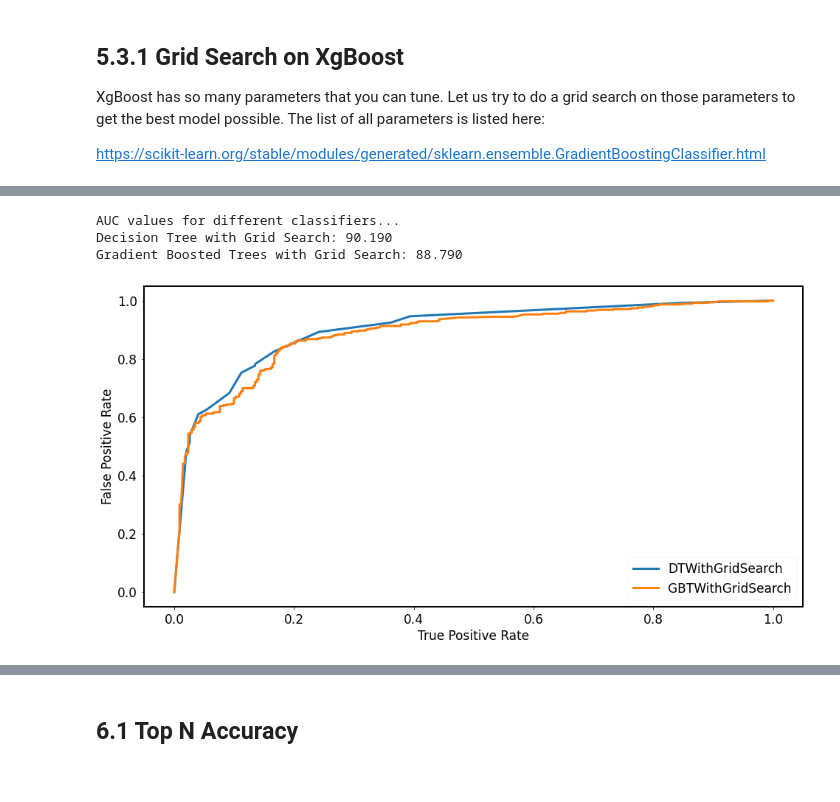
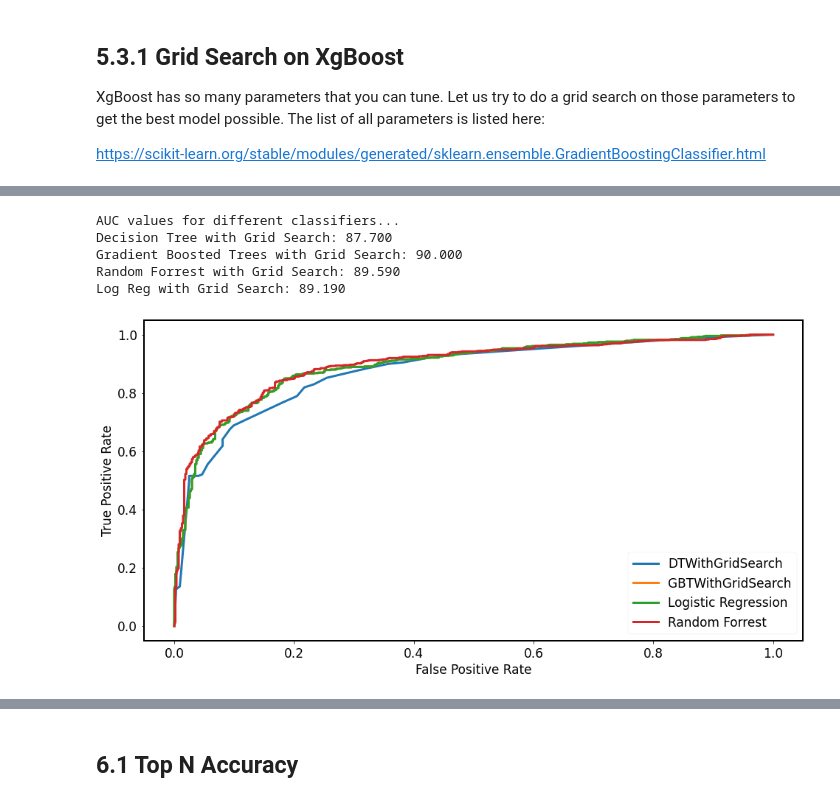
Before and after one commit to greermp/hilton_challenge, a Jupyter notebook: Working.ipynb, the cells around one changed output, grey strips where cells are left out. Drawn from its saved outputs; the diff is of its cells as text; code cells hidden in the pictures.

```diff
--- a/Working.ipynb
+++ b/Working.ipynb
@@ -547,5 +532,5 @@ Best Parameters are:  {'criterion': 'gini', 'max_depth': 5, 'min_impurity_decrea
 # %%
-classifierDt = DecisionTreeClassifier(criterion= 'entropy', max_depth= 4, min_impurity_decrease= 0.0005, min_samples_leaf= 1,random_state = 1)
+classifierDt = DecisionTreeClassifier(criterion= 'entropy', max_depth= 5, min_impurity_decrease= 0.001, min_samples_split= 3,random_state = 1)
 
 # Train the decision tree model using the function .fit
 classifierDt.fit(trainData, trainLabels)
@@ -700,5 +690,5 @@ predictionProbabilities = gbClassifier.predict_proba(testData)
 # %%
-gbClassifier = GradientBoostingClassifier(learning_rate= 0.15, loss='deviance', max_depth= 2, max_features=.8,min_impurity_decrease=0, n_estimators= 50, subsample= 1, random_state = 1)
+gbClassifier = GradientBoostingClassifier(learning_rate= 0.15, loss='deviance', max_depth= 3, max_features=.8,min_impurity_decrease=.7, n_estimators= 80, subsample= .85, random_state = 1)
 gbClassifier.fit(trainData, trainLabels)
 trainAccuracy = gbClassifier.score(trainData, trainLabels)
 predictions = gbClassifier.predict(testData)
@@ -737,0 +756,14 @@ showFeatureImportance(gbClassifier, columns)
+# %%
+
+rfClassifier = RandomForestClassifier(random_state=201, max_features='auto', min_samples_leaf=4, n_estimators=425, ccp_alpha=0)
+rfClassifier.fit(trainData, trainLabels)
+predictions = rfClassifier.predict(testData)
+predictionProbabilities = rfClassifier.predict_proba(testData)
+
+# Calculate metrics on test set and display them
+rfAUC = calculateMetricsAndPrint(predictions, predictionProbabilities, testLabels)
+
+# Calculate FPR and TPR for use in ROC Curve Variance later on
+falsePositiveRateRF, truePositiveRateRF, _ = roc_curve(testLabels, [item[1] for item in predictionProbabilities])
+trainAccuracy = gbClassifier.score(trainData, trainLabels)
+# Unfortunately, Feature importance does not work with GridSearch. Instead, we will find the best parameters.
@@ -737,0 +796,20 @@ showFeatureImportance(gbClassifier, columns)
+# %%
+xDat = data[['Department', 'Tenure', 'WorkLifeBalance', 'LearningDevelopment', 'Communication', 'Voice', 'Generation', 'RewardsBenefits', 'WorkEnvironment']]
+xDat
+lrCols = list(xDat.columns)
+yDat = data[['IntentToStay']]
+
+# clf = LogisticRegression(random_state=0).fit(xDat, yDat)
+clf = LogisticRegression(solver='liblinear', random_state=0).fit(xDat, yDat)
+clf.predict_proba(xDat)
+
+
+predictions = clf.predict(testData)
+predictionProbabilities = clf.predict_proba(testData)
+
+# Calculate metrics on test set and display them
+clfAUC = calculateMetricsAndPrint(predictions, predictionProbabilities, testLabels)
+
+# Calculate FPR and TPR for use in ROC Curve Variance later on
+falsePositiveRateLR, truePositiveRateLR, _ = roc_curve(testLabels, [item[1] for item in predictionProbabilities])
+trainAccuracy = gbClassifier.score(trainData, trainLabels)
@@ -738,24 +824,27 @@ showFeatureImportance(gbClassifier, columns)
 # %%
 print("AUC values for different classifiers...")
-print("Decision Tree with Grid Search: %.3f\nGradient Boosted Trees with Grid Search: %.3f" % (dtGridAUC,gbtGridAUC))
+print("Decision Tree with Grid Search: %.3f\nGradient Boosted Trees with Grid Search: %.3f\nRandom Forrest with Grid Search: %.3f\nLog Reg with Grid Search: %.3f" % (dtGridAUC,gbtGridAUC,rfAUC,clfAUC))
 # %% [output]
 AUC values for different classifiers...
-Decision Tree with Grid Search: 90.190
-Gradient Boosted Trees with Grid Search: 88.790
+Decision Tree with Grid Search: 87.700
+Gradient Boosted Trees with Grid Search: 90.000
+Random Forrest with Grid Search: 89.590
+Log Reg with Grid Search: 89.190
 # %%
 plt.rcParams['figure.figsize'] = [16, 8]
 FONT_SIZE = 17
 
 # plt.plot(falsePositiveRateDt, truePositiveRateDt, linewidth = 3, label = "DecisionTree(DT)")
 plt.plot(falsePositiveRateDtWithGridSearch, truePositiveRateDtWithGridSearch, linewidth = 3, label = "DTWithGridSearch")
 # plt.plot(falsePositiveRateGb, truePositiveRateGb, linewidth = 3, label = "GradientBoostedTrees(GBT)")
 plt.plot(falsePositiveRateGbWithGridSearch, truePositiveRateGbWithGridSearch, linewidth = 3, label = "GBTWithGridSearch")
-
+plt.plot(falsePositiveRateLR, truePositiveRateLR, linewidth = 3, label = "Logistic Regression")
+plt.plot(falsePositiveRateRF, truePositiveRateRF, linewidth = 3, label = "Random Forrest")
 plt.legend(fontsize=FONT_SIZE)
 plt.xticks(fontsize=FONT_SIZE)
 plt.yticks(fontsize=FONT_SIZE)
-plt.xlabel("True Positive Rate", fontsize=FONT_SIZE)
-plt.ylabel("False Positive Rate", fontsize=FONT_SIZE)
+plt.xlabel("False Positive Rate", fontsize=FONT_SIZE)
+plt.ylabel("True Positive Rate", fontsize=FONT_SIZE)
 plt.show()
 # %% [output]
-[figure, old version]
+[figure, new version]
```
Also changed, not shown: parts of 35 cells of this notebook, 8 other files.
